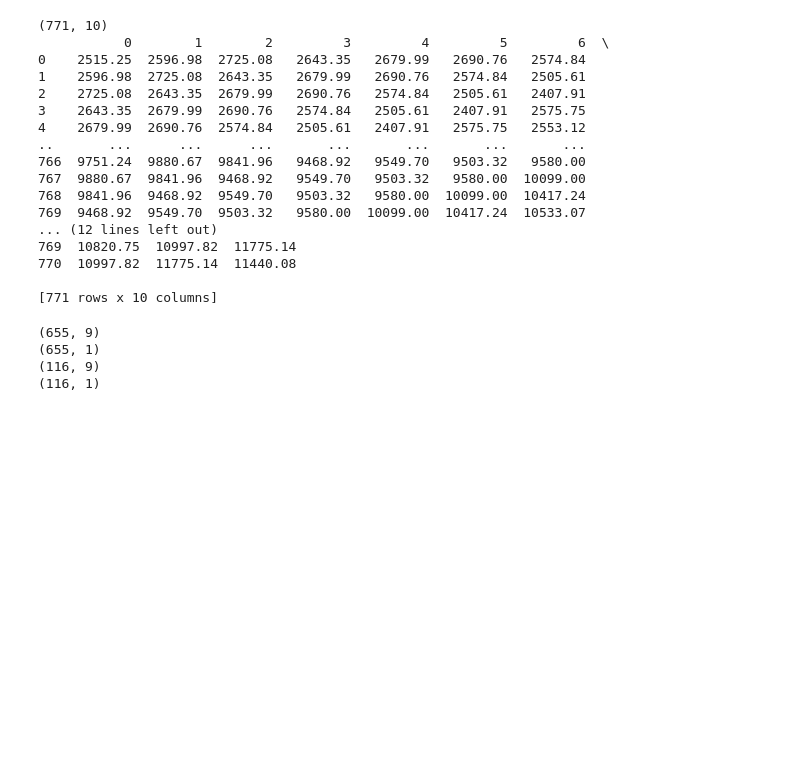
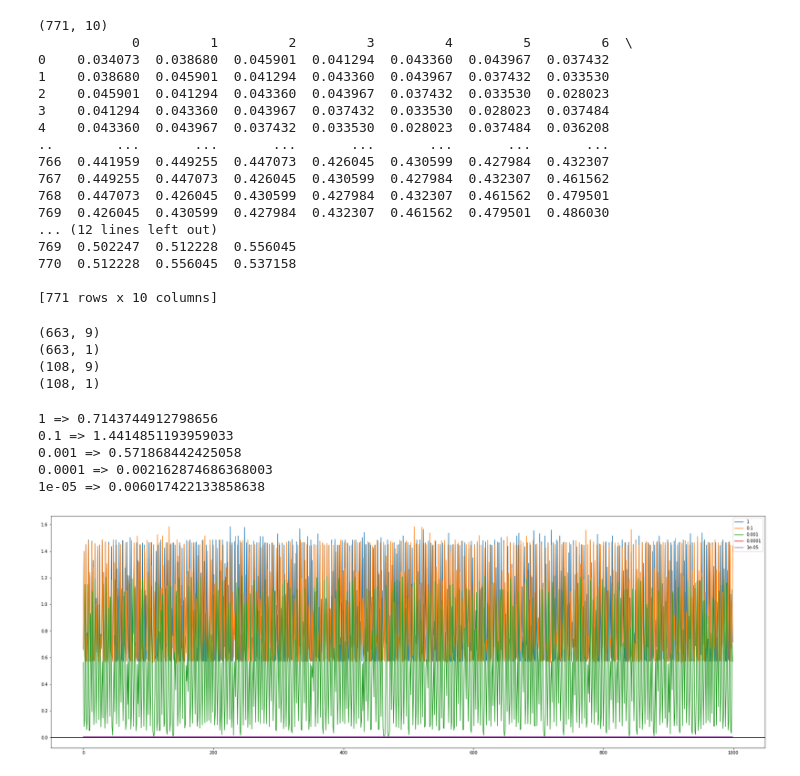
Before and after one commit to abhinav-exp/Forecasting-CryptoCurrency-Prices, a Jupyter notebook: CFLANN.ipynb, the cells around one changed output. Drawn from its saved outputs; the diff is of its cells as text; code cells hidden in the pictures; blank space fills up the shorter version.

```diff
--- a/CFLANN.ipynb
+++ b/CFLANN.ipynb
@@ -17,40 +57,40 @@ def split_sequence(sequence, n_steps):
     X.append(seq_x)
   return pd.DataFrame(X)
 
-data2 = split_sequence(data1, 10)
-print(data2.shape)
-print(data2)
+data3 = split_sequence(data2, 10)
+print(data3.shape)
+print(data3)
 # %% [output]
 (771, 10)
-           0        1        2         3         4         5         6  \
-0    2515.25  2596.98  2725.08   2643.35   2679.99   2690.76   2574.84
-1    2596.98  2725.08  2643.35   2679.99   2690.76   2574.84   2505.61
-2    2725.08  2643.35  2679.99   2690.76   2574.84   2505.61   2407.91
-3    2643.35  2679.99  2690.76   2574.84   2505.61   2407.91   2575.75
-4    2679.99  2690.76  2574.84   2505.61   2407.91   2575.75   2553.12
-..       ...      ...      ...       ...       ...       ...       ...
-766  9751.24  9880.67  9841.96   9468.92   9549.70   9503.32   9580.00
-767  9880.67  9841.96  9468.92   9549.70   9503.32   9580.00  10099.00
-768  9841.96  9468.92  9549.70   9503.32   9580.00  10099.00  10417.24
-769  9468.92  9549.70  9503.32   9580.00  10099.00  10417.24  10533.07
+            0         1         2         3         4         5         6  \
+0    0.034073  0.038680  0.045901  0.041294  0.043360  0.043967  0.037432
+1    0.038680  0.045901  0.041294  0.043360  0.043967  0.037432  0.033530
+2    0.045901  0.041294  0.043360  0.043967  0.037432  0.033530  0.028023
+3    0.041294  0.043360  0.043967  0.037432  0.033530  0.028023  0.037484
+4    0.043360  0.043967  0.037432  0.033530  0.028023  0.037484  0.036208
+..        ...       ...       ...       ...       ...       ...       ...
+766  0.441959  0.449255  0.447073  0.426045  0.430599  0.427984  0.432307
+767  0.449255  0.447073  0.426045  0.430599  0.427984  0.432307  0.461562
+768  0.447073  0.426045  0.430599  0.427984  0.432307  0.461562  0.479501
+769  0.426045  0.430599  0.427984  0.432307  0.461562  0.479501  0.486030
 ... (12 lines left out)
-769  10820.75  10997.82  11775.14
-770  10997.82  11775.14  11440.08
+769  0.502247  0.512228  0.556045
+770  0.512228  0.556045  0.537158
 
 [771 rows x 10 columns]
 # %%
-train_x = data2.iloc[:int(0.85*len(data2)), :9]
-train_y = data2.iloc[:int(0.85*len(data2)), 9:10]
-test_x = data2.iloc[int(0.85*len(data2)):, :9]
-test_y = data2.iloc[int(0.85*len(data2)):, 9:10]
+train_x = data3.iloc[:int(0.85*len(data2)), :9]
+train_y = data3.iloc[:int(0.85*len(data2)), 9:10]
+test_x = data3.iloc[int(0.85*len(data2)):, :9]
+test_y = data3.iloc[int(0.85*len(data2)):, 9:10]
 print(train_x.shape)
 print(train_y.shape)
 print(test_x.shape)
 print(test_y.shape)
 # %% [output]
-(655, 9)
-(655, 1)
-(116, 9)
-(116, 1)
+(663, 9)
+(663, 1)
+(108, 9)
+(108, 1)
 # %%
 class CFLANN():
@@ -84,3 +128,25 @@ class CFLANN():
       # for w in self.weight_matrix:
       #   print(str(round(w[0], 2)) + " ", end="")
       # print("epoch ")
+# %%
+tuning_learning_rates = [1, 0.1, 0.001, 0.0001, 0.00001]
+
+plt.figure(figsize = (30, 10))
+
+for t in tuning_learning_rates:
+  m = CFLANN(t)
+  m.train(train_x = train_x, train_y = train_y, epochs = 10000)
+  ec = m.me_curve[-1001:-1]
+  print(str(t) + " => " + str(ec[-1]))
+  plt.plot(ec)
+
+plt.legend([str(u) for u in tuning_learning_rates])
+plt.axhline(y=0, c="black", label="y=0")
+plt.show()
+# %% [output]
+1 => 0.7143744912798656
+0.1 => 1.4414851193959033
+0.001 => 0.571868442425058
+0.0001 => 0.002162874686368003
+1e-05 => 0.006017422133858638
+[figure, added]
```
Also changed, not shown: parts of 11 cells of this notebook.
